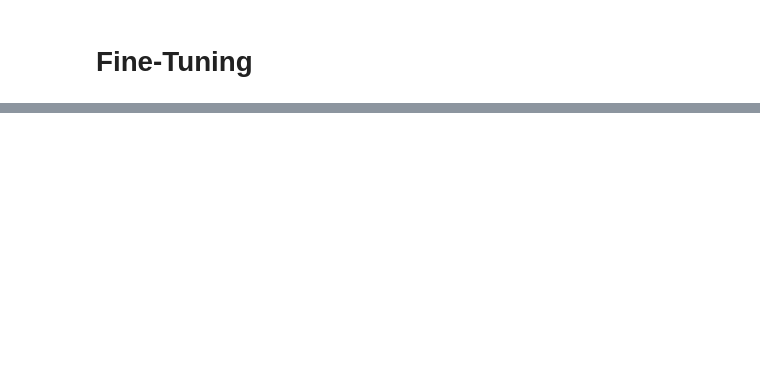
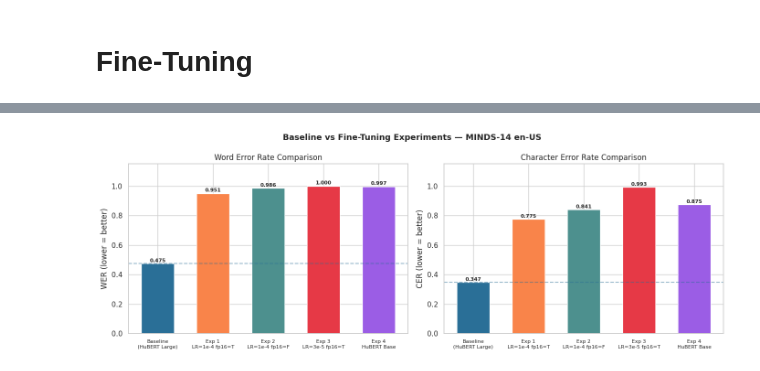
Before and after one commit to irsyad-kamil/indonesia-ai-nlpa-voice-recognition-irsyad, a Jupyter notebook: notebooks/hubert.ipynb, the cells around one changed output, grey strips where cells are left out. Cells and saved outputs as stored; diff of their text form; code cells hidden in the pictures; blank space fills up the shorter version.

Commit message:
Final Fine-Tuning and Evaluation

```diff
--- a/notebooks/hubert.ipynb
+++ b/notebooks/hubert.ipynb
@@ -940,0 +1007,19 @@ Val samples   : 56
+# %%
+import json
+import matplotlib.patches as mpatches
+import seaborn as sns
+
+# Load baseline results saved in Phase 3
+with open("/content/baseline_results.json", "r") as f:
+    baseline_log = json.load(f)
+
+baseline_refs  = [s["reference"]  for s in baseline_log["samples"]]
+baseline_preds = [s["prediction"] for s in baseline_log["samples"]]
+baseline_wer   = baseline_log["wer"]
+baseline_cer   = baseline_log["cer"]
+
+print("Baseline results loaded")
+print(f"   Model   : {baseline_log['model']}")
+print(f"   Samples : {baseline_log['num_samples']}")
+print(f"   WER     : {baseline_wer:.4f} ({baseline_wer*100:.2f}%)")
+print(f"   CER     : {baseline_cer:.4f} ({baseline_cer*100:.2f}%)")
@@ -940,0 +1087,34 @@ Val samples   : 56
+# %%
+fig, axes = plt.subplots(1, 2, figsize=(14, 5))
+colors = ["#2a6f97", "#f9844a", "#4d908e", "#e63946", "#9b5de5"]
+labels = list(experiments.keys())
+wers   = [experiments[k]["wer"] for k in labels]
+cers   = [experiments[k]["cer"] for k in labels]
+
+# WER
+bars = axes[0].bar(range(len(labels)), wers, color=colors, width=0.6)
+axes[0].set_xticks(range(len(labels)))
+axes[0].set_xticklabels(labels, fontsize=8)
+axes[0].set_ylim(0, 1.15)
+axes[0].set_ylabel("WER (lower = better)")
+axes[0].set_title("Word Error Rate Comparison")
+axes[0].axhline(y=baseline_wer, color="#2a6f97", linestyle="--", alpha=0.5, label="Baseline WER")
+for i, v in enumerate(wers):
+    axes[0].text(i, v + 0.01, f"{v:.3f}", ha="center", fontsize=8, fontweight="bold")
+
+# CER
+bars = axes[1].bar(range(len(labels)), cers, color=colors, width=0.6)
+axes[1].set_xticks(range(len(labels)))
+axes[1].set_xticklabels(labels, fontsize=8)
+axes[1].set_ylim(0, 1.15)
+axes[1].set_ylabel("CER (lower = better)")
+axes[1].set_title("Character Error Rate Comparison")
+axes[1].axhline(y=baseline_cer, color="#2a6f97", linestyle="--", alpha=0.5, label="Baseline CER")
+for i, v in enumerate(cers):
+    axes[1].text(i, v + 0.01, f"{v:.3f}", ha="center", fontsize=8, fontweight="bold")
+
+plt.suptitle("Baseline vs Fine-Tuning Experiments — MINDS-14 en-US", fontsize=13, fontweight="bold")
+plt.tight_layout()
+plt.show()
+# %% [output]
+[figure, added]
```
Also changed, not shown: parts of 24 cells of this notebook.
